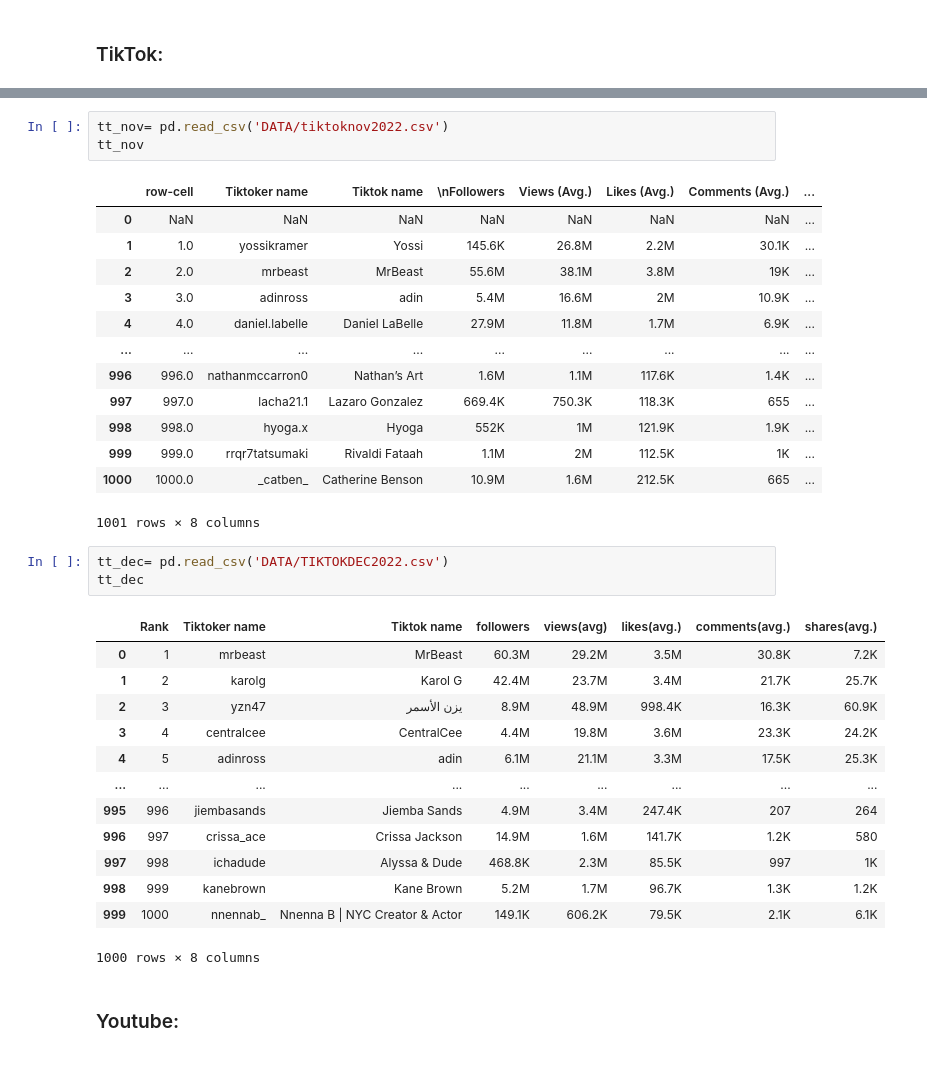
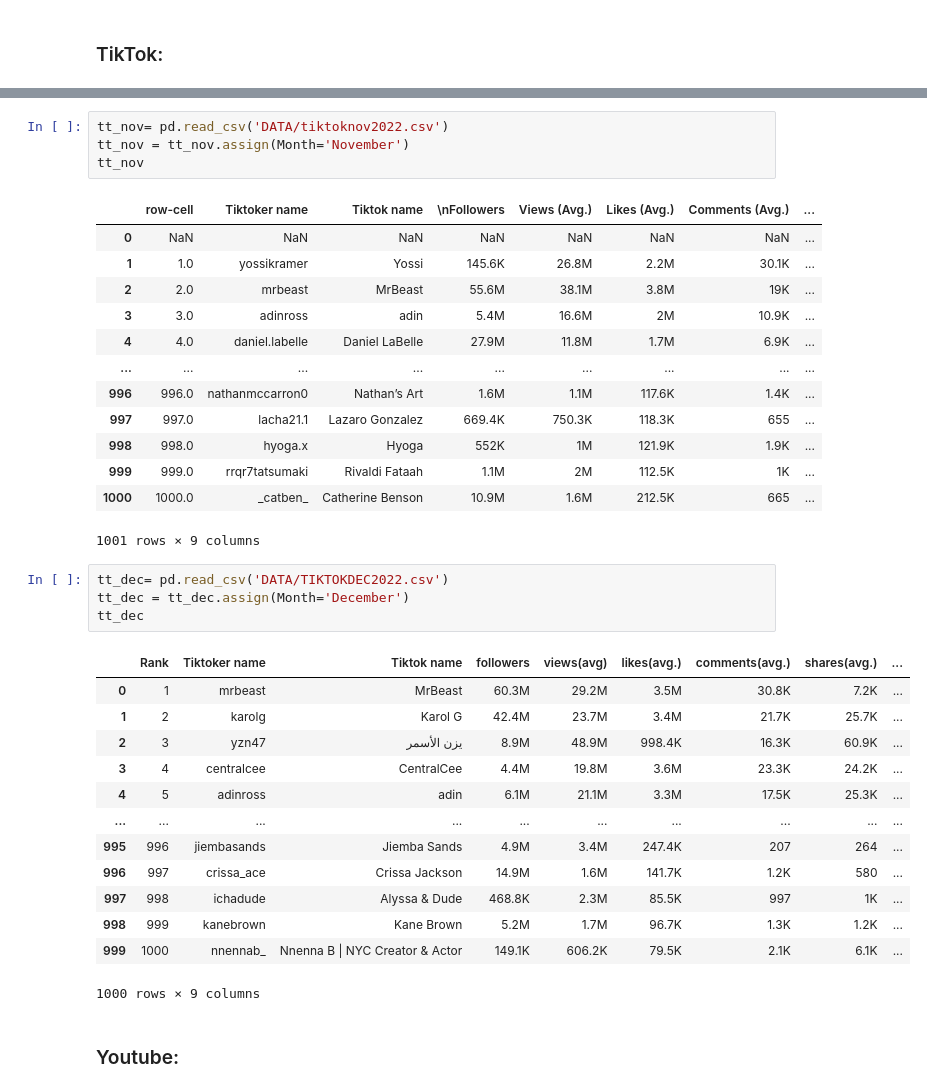
Before and after one commit to MarioChvx/ciencia_de_datos_PAMBAZO, a Jupyter notebook: proyectos/Proyecto4/socialnetworks.ipynb, the cells around one changed output, grey strips where cells are left out. Drawn from its saved outputs; the diff is of its cells as text.

```diff
--- a/proyectos/Proyecto4/socialnetworks.ipynb
+++ b/proyectos/Proyecto4/socialnetworks.ipynb
@@ -117,5 +219,6 @@ tt_sep
 # %%
 tt_nov= pd.read_csv('DATA/tiktoknov2022.csv')
+tt_nov = tt_nov.assign(Month='November')
 tt_nov
 # %% [output]
 |  | row-cell | Tiktoker name | Tiktok name | \nFollowers | Views (Avg.) | Likes (Avg.) | Comments (Avg.) | ... |
@@ -130,24 +233,25 @@ tt_nov
 | 998 | 998.0 | hyoga.x | Hyoga | 552K | 1M | 121.9K | 1.9K | ... |
 | 999 | 999.0 | rrqr7tatsumaki | Rivaldi Fataah | 1.1M | 2M | 112.5K | 1K | ... |
 | 1000 | 1000.0 | _catben_ | Catherine Benson | 10.9M | 1.6M | 212.5K | 665 | ... |
-1001 rows × 8 columns
+1001 rows × 9 columns
 # %%
 tt_dec= pd.read_csv('DATA/TIKTOKDEC2022.csv')
+tt_dec = tt_dec.assign(Month='December')
 tt_dec
 # %% [output]
-|  | Rank | Tiktoker name | Tiktok name | followers | views(avg) | likes(avg.) | comments(avg.) | shares(avg.) |
-| 0 | 1 | mrbeast | MrBeast | 60.3M | 29.2M | 3.5M | 30.8K | 7.2K |
-| 1 | 2 | karolg | Karol G | 42.4M | 23.7M | 3.4M | 21.7K | 25.7K |
-| 2 | 3 | yzn47 | يزن الأسمر | 8.9M | 48.9M | 998.4K | 16.3K | 60.9K |
-| 3 | 4 | centralcee | CentralCee | 4.4M | 19.8M | 3.6M | 23.3K | 24.2K |
-| 4 | 5 | adinross | adin | 6.1M | 21.1M | 3.3M | 17.5K | 25.3K |
-| ... | ... | ... | ... | ... | ... | ... | ... | ... |
-| 995 | 996 | jiembasands | Jiemba Sands | 4.9M | 3.4M | 247.4K | 207 | 264 |
-| 996 | 997 | crissa_ace | Crissa Jackson | 14.9M | 1.6M | 141.7K | 1.2K | 580 |
-| 997 | 998 | ichadude | Alyssa & Dude | 468.8K | 2.3M | 85.5K | 997 | 1K |
-| 998 | 999 | kanebrown | Kane Brown | 5.2M | 1.7M | 96.7K | 1.3K | 1.2K |
-| 999 | 1000 | nnennab_ | Nnenna B | NYC Creator & Actor | 149.1K | 606.2K | 79.5K | 2.1K | 6.1K |
+|  | Rank | Tiktoker name | Tiktok name | followers | views(avg) | likes(avg.) | comments(avg.) | shares(avg.) | ... |
+| 0 | 1 | mrbeast | MrBeast | 60.3M | 29.2M | 3.5M | 30.8K | 7.2K | ... |
+| 1 | 2 | karolg | Karol G | 42.4M | 23.7M | 3.4M | 21.7K | 25.7K | ... |
+| 2 | 3 | yzn47 | يزن الأسمر | 8.9M | 48.9M | 998.4K | 16.3K | 60.9K | ... |
+| 3 | 4 | centralcee | CentralCee | 4.4M | 19.8M | 3.6M | 23.3K | 24.2K | ... |
+| 4 | 5 | adinross | adin | 6.1M | 21.1M | 3.3M | 17.5K | 25.3K | ... |
+| ... | ... | ... | ... | ... | ... | ... | ... | ... | ... |
+| 995 | 996 | jiembasands | Jiemba Sands | 4.9M | 3.4M | 247.4K | 207 | 264 | ... |
+| 996 | 997 | crissa_ace | Crissa Jackson | 14.9M | 1.6M | 141.7K | 1.2K | 580 | ... |
+| 997 | 998 | ichadude | Alyssa & Dude | 468.8K | 2.3M | 85.5K | 997 | 1K | ... |
+| 998 | 999 | kanebrown | Kane Brown | 5.2M | 1.7M | 96.7K | 1.3K | 1.2K | ... |
+| 999 | 1000 | nnennab_ | Nnenna B | NYC Creator & Actor | 149.1K | 606.2K | 79.5K | 2.1K | 6.1K | ... |
-1000 rows × 8 columns
+1000 rows × 9 columns
 # %% [markdown]
 ### Youtube:
 # %%
```
Also changed, not shown: parts of 19 cells of this notebook.
